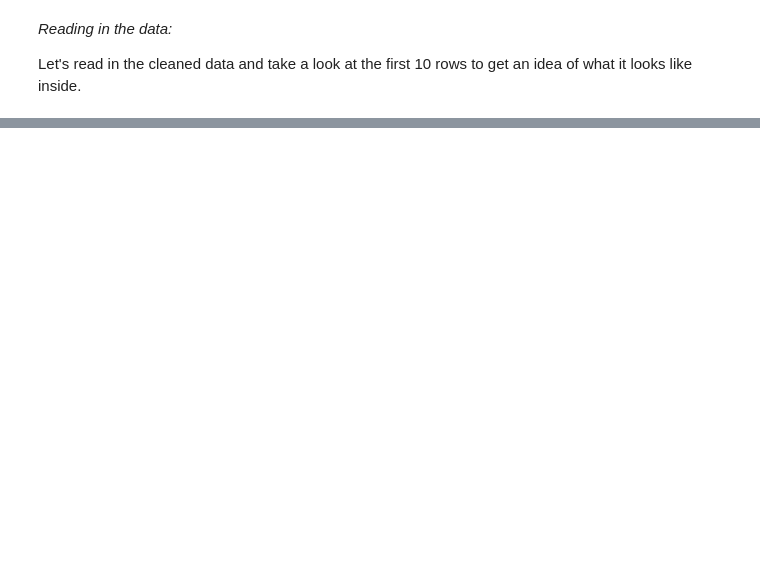
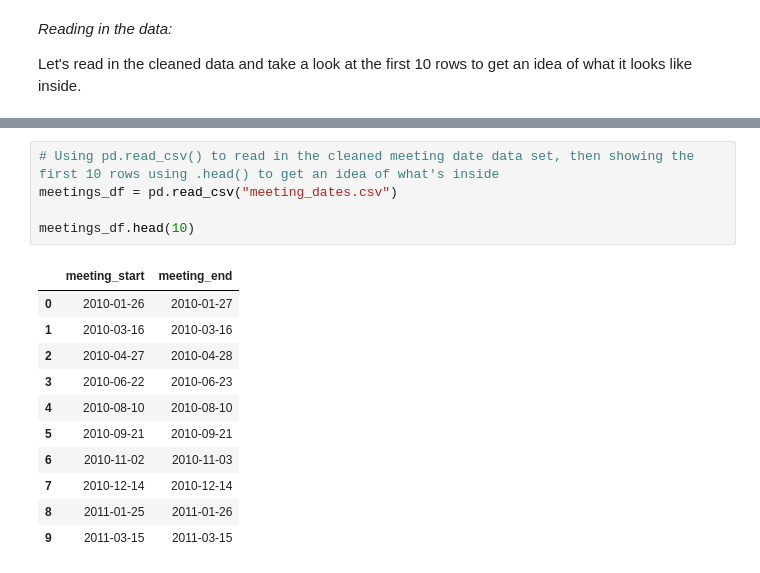
Before and after one commit to LyWangPX/umich-milestone-project, a Jupyter notebook: analysis.ipynb, the cells around one changed output, grey strips where cells are left out. Drawn from its saved outputs; the diff is of its cells as text; blank space fills up the shorter version.

```diff
--- a/analysis.ipynb
+++ b/analysis.ipynb
@@ -26,3 +27,20 @@ df.head(10)
 | 8 | 2010-01-25 | 1096.780029 | 1102.969971 | 1092.400024 | 1092.400024 | 4.481390e+09 | 2210.800049 | 2223.219971 | ... |
 | 9 | 2010-01-26 | 1092.170044 | 1103.689941 | 1089.859985 | 1095.800049 | 4.731910e+09 | 2203.729980 | 2227.889893 | ... |
 10 rows × 22 columns
+# %%
+# Using pd.read_csv() to read in the cleaned meeting date data set, then showing the first 10 rows using .head() to get an idea of what's inside
+meetings_df = pd.read_csv("meeting_dates.csv")
+
+meetings_df.head(10)
+# %% [output]
+|  | meeting_start | meeting_end |
+| 0 | 2010-01-26 | 2010-01-27 |
+| 1 | 2010-03-16 | 2010-03-16 |
+| 2 | 2010-04-27 | 2010-04-28 |
+| 3 | 2010-06-22 | 2010-06-23 |
+| 4 | 2010-08-10 | 2010-08-10 |
+| 5 | 2010-09-21 | 2010-09-21 |
+| 6 | 2010-11-02 | 2010-11-03 |
+| 7 | 2010-12-14 | 2010-12-14 |
+| 8 | 2011-01-25 | 2011-01-26 |
+| 9 | 2011-03-15 | 2011-03-15 |
```
Also changed, not shown: parts of 13 cells of this notebook.
